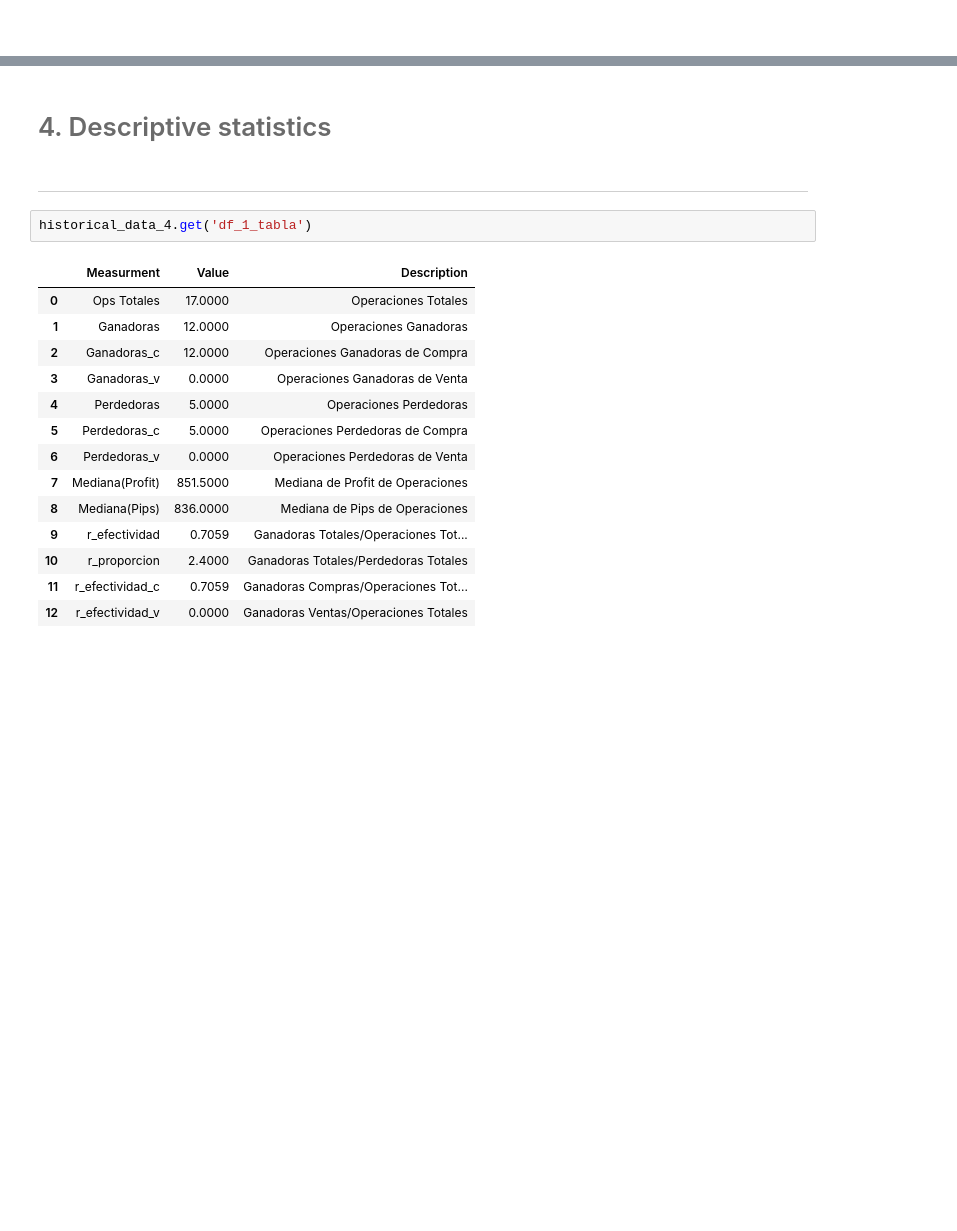
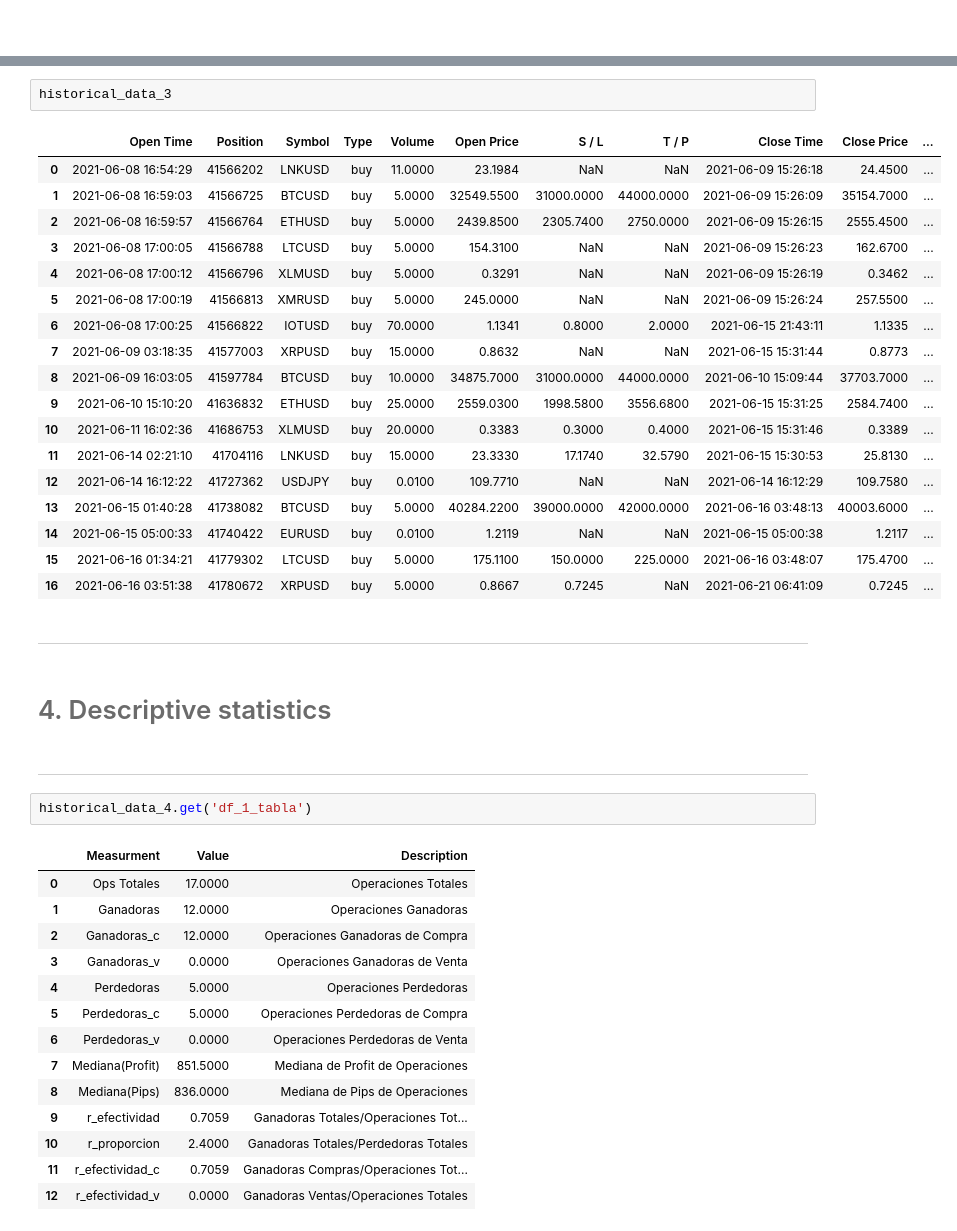
Before and after one commit to HKael/MYST-3, a Jupyter notebook: notebook.ipynb, the cells around one changed output, grey strips where cells are left out. Saved outputs shown, nothing was run; the diff lists cells and outputs as text; blank space fills up the shorter version.

```diff
--- a/notebook.ipynb
+++ b/notebook.ipynb
@@ -95,3 +150,26 @@ The following are the file dependencies that are needed to run this notebook:
+# %%
+historical_data_3
+# %% [output]
+|  | Open Time | Position | Symbol | Type | Volume | Open Price | S / L | T / P | Close Time | Close Price | ... |
+| 0 | 2021-06-08 16:54:29 | 41566202 | LNKUSD | buy | 11.0000 | 23.1984 | NaN | NaN | 2021-06-09 15:26:18 | 24.4500 | ... |
+| 1 | 2021-06-08 16:59:03 | 41566725 | BTCUSD | buy | 5.0000 | 32549.5500 | 31000.0000 | 44000.0000 | 2021-06-09 15:26:09 | 35154.7000 | ... |
+| 2 | 2021-06-08 16:59:57 | 41566764 | ETHUSD | buy | 5.0000 | 2439.8500 | 2305.7400 | 2750.0000 | 2021-06-09 15:26:15 | 2555.4500 | ... |
+| 3 | 2021-06-08 17:00:05 | 41566788 | LTCUSD | buy | 5.0000 | 154.3100 | NaN | NaN | 2021-06-09 15:26:23 | 162.6700 | ... |
+| 4 | 2021-06-08 17:00:12 | 41566796 | XLMUSD | buy | 5.0000 | 0.3291 | NaN | NaN | 2021-06-09 15:26:19 | 0.3462 | ... |
+| 5 | 2021-06-08 17:00:19 | 41566813 | XMRUSD | buy | 5.0000 | 245.0000 | NaN | NaN | 2021-06-09 15:26:24 | 257.5500 | ... |
+| 6 | 2021-06-08 17:00:25 | 41566822 | IOTUSD | buy | 70.0000 | 1.1341 | 0.8000 | 2.0000 | 2021-06-15 21:43:11 | 1.1335 | ... |
+| 7 | 2021-06-09 03:18:35 | 41577003 | XRPUSD | buy | 15.0000 | 0.8632 | NaN | NaN | 2021-06-15 15:31:44 | 0.8773 | ... |
+| 8 | 2021-06-09 16:03:05 | 41597784 | BTCUSD | buy | 10.0000 | 34875.7000 | 31000.0000 | 44000.0000 | 2021-06-10 15:09:44 | 37703.7000 | ... |
+| 9 | 2021-06-10 15:10:20 | 41636832 | ETHUSD | buy | 25.0000 | 2559.0300 | 1998.5800 | 3556.6800 | 2021-06-15 15:31:25 | 2584.7400 | ... |
+| 10 | 2021-06-11 16:02:36 | 41686753 | XLMUSD | buy | 20.0000 | 0.3383 | 0.3000 | 0.4000 | 2021-06-15 15:31:46 | 0.3389 | ... |
+| 11 | 2021-06-14 02:21:10 | 41704116 | LNKUSD | buy | 15.0000 | 23.3330 | 17.1740 | 32.5790 | 2021-06-15 15:30:53 | 25.8130 | ... |
+| 12 | 2021-06-14 16:12:22 | 41727362 | USDJPY | buy | 0.0100 | 109.7710 | NaN | NaN | 2021-06-14 16:12:29 | 109.7580 | ... |
+| 13 | 2021-06-15 01:40:28 | 41738082 | BTCUSD | buy | 5.0000 | 40284.2200 | 39000.0000 | 42000.0000 | 2021-06-16 03:48:13 | 40003.6000 | ... |
+| 14 | 2021-06-15 05:00:33 | 41740422 | EURUSD | buy | 0.0100 | 1.2119 | NaN | NaN | 2021-06-15 05:00:38 | 1.2117 | ... |
+| 15 | 2021-06-16 01:34:21 | 41779302 | LTCUSD | buy | 5.0000 | 175.1100 | 150.0000 | 225.0000 | 2021-06-16 03:48:07 | 175.4700 | ... |
+| 16 | 2021-06-16 03:51:38 | 41780672 | XRPUSD | buy | 5.0000 | 0.8667 | 0.7245 | NaN | 2021-06-21 06:41:09 | 0.7245 | ... |
+# %% [markdown]
+<hr style="border:0.02in solid gray"> </hr>
 # %% [markdown]
 # <font color= #6B6B6B> 4. Descriptive statistics  </font>
 # %% [markdown]
```
Also changed, not shown: parts of 6 cells of this notebook.
